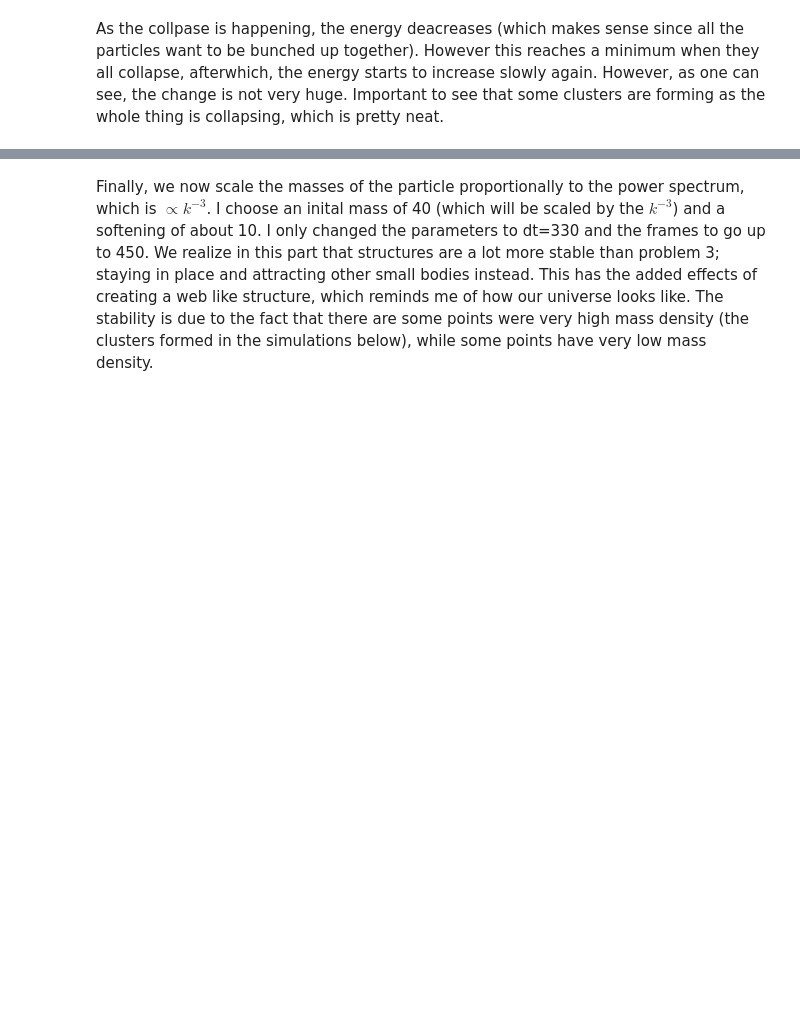
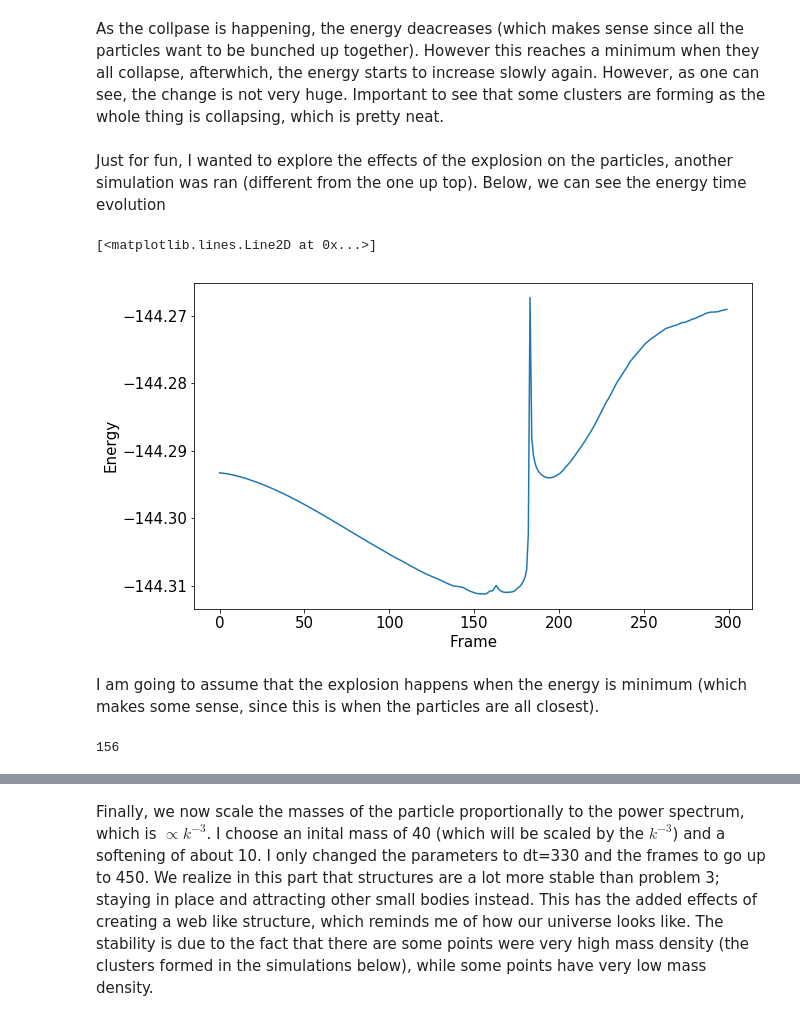
Before and after one commit to Joe1best/PHYS-512-Psets, a Jupyter notebook: N-Body Project/Project_WriteUp.ipynb, the cells around one changed output, grey strips where cells are left out. Drawn from its saved outputs; the diff is of its cells as text; code cells hidden in the pictures; blank space fills up the shorter version.

Commit message:
Did some small analysis on the non periodic case of Q3 just for fun

```diff
--- a/N-Body Project/Project_WriteUp.ipynb
+++ b/N-Body Project/Project_WriteUp.ipynb
@@ -95,3 +96,23 @@ ax.plot(energies)
 [figure]
 # %% [markdown]
 As the collpase is happening, the energy deacreases (which makes sense since all the particles want to be bunched up together). However this reaches a minimum when they all collapse, afterwhich, the energy starts to increase slowly again. However, as one can see, the change is not very huge. Important to see that some clusters are forming as the whole thing is collapsing, which is pretty neat.
+# %% [markdown]
+Just for fun, I wanted to explore the effects of the explosion on the particles, another simulation was ran (different from the one up top). Below, we can see the energy time evolution
+# %%
+file = open('./Energy/Part3_NonPeriodic_Energy_fun.txt','r')
+energies = [float(file.readline()) for i in range(300)]
+fig,ax = plt.subplots(1,1,figsize=(10,6))
+ax.set_xlabel("Frame", fontsize=15)
+ax.set_ylabel("Energy", fontsize=15)
+ax.tick_params(labelsize=15)
+ax.plot(energies)
+# %% [output]
+[<matplotlib.lines.Line2D at 0x...>]
+[figure, added]
+# %% [markdown]
+I am going to assume that the explosion happens when the energy is minimum (which makes some sense, since this is when the particles are all closest).
+# %%
+minEnergyFram = np.argmin(np.asarray(energies))
+print (minEnergyFram)
+# %% [output]
+156
```
Also changed, not shown: parts of 5 cells of this notebook, 4 other files.
